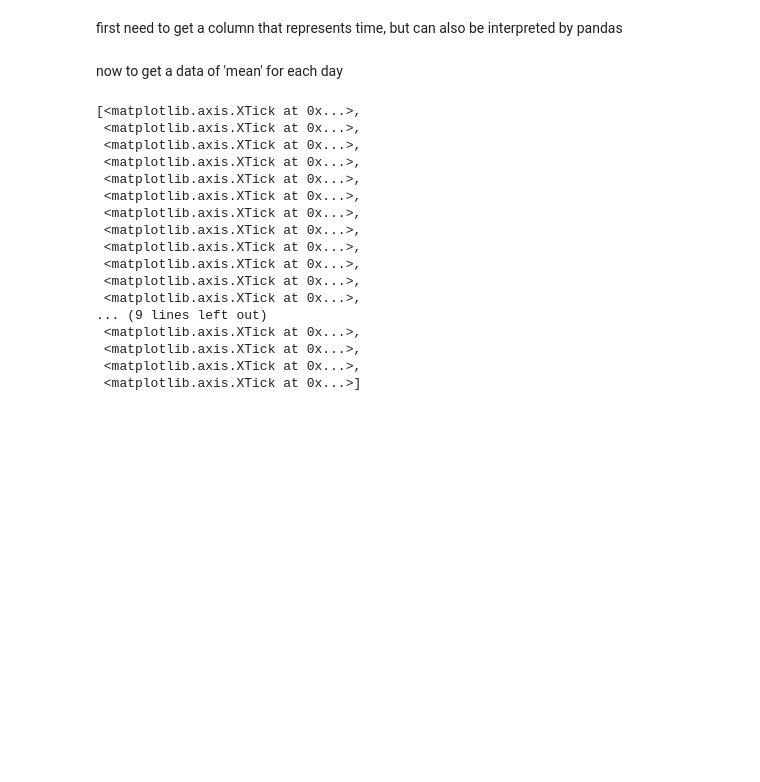
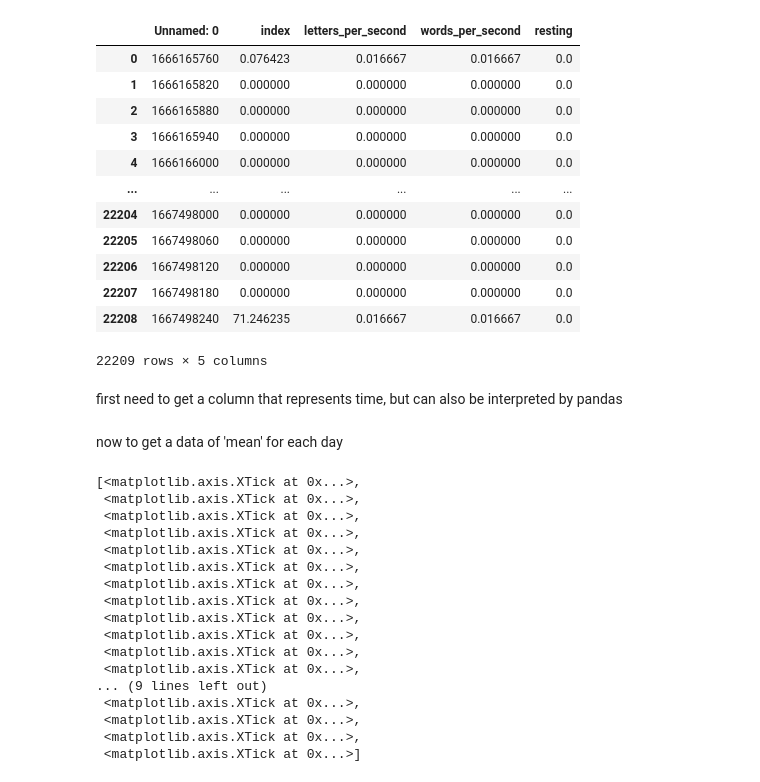
Before and after one commit to janskorupski/selfTracking, a Jupyter notebook: Example of usage.ipynb, the cells around one changed output. Drawn from its saved outputs; the diff is of its cells as text; code cells hidden in the pictures; blank space fills up the shorter version.

```diff
--- a/Example of usage.ipynb
+++ b/Example of usage.ipynb
@@ -9,3 +9,19 @@ data = pd.read_csv("data/time_series.csv", sep = ";")
+# %%
+data
+# %% [output]
+|  | Unnamed: 0 | index | letters_per_second | words_per_second | resting |
+| 0 | 1666165760 | 0.076423 | 0.016667 | 0.016667 | 0.0 |
+| 1 | 1666165820 | 0.000000 | 0.000000 | 0.000000 | 0.0 |
+| 2 | 1666165880 | 0.000000 | 0.000000 | 0.000000 | 0.0 |
+| 3 | 1666165940 | 0.000000 | 0.000000 | 0.000000 | 0.0 |
+| 4 | 1666166000 | 0.000000 | 0.000000 | 0.000000 | 0.0 |
+| ... | ... | ... | ... | ... | ... |
+| 22204 | 1667498000 | 0.000000 | 0.000000 | 0.000000 | 0.0 |
+| 22205 | 1667498060 | 0.000000 | 0.000000 | 0.000000 | 0.0 |
+| 22206 | 1667498120 | 0.000000 | 0.000000 | 0.000000 | 0.0 |
+| 22207 | 1667498180 | 0.000000 | 0.000000 | 0.000000 | 0.0 |
+| 22208 | 1667498240 | 71.246235 | 0.016667 | 0.016667 | 0.0 |
+22209 rows × 5 columns
 # %% [markdown]
 first need to get a column that represents time, but can also be interpreted by pandas
 # %%
```
Also changed, not shown: parts of 4 cells of this notebook.
